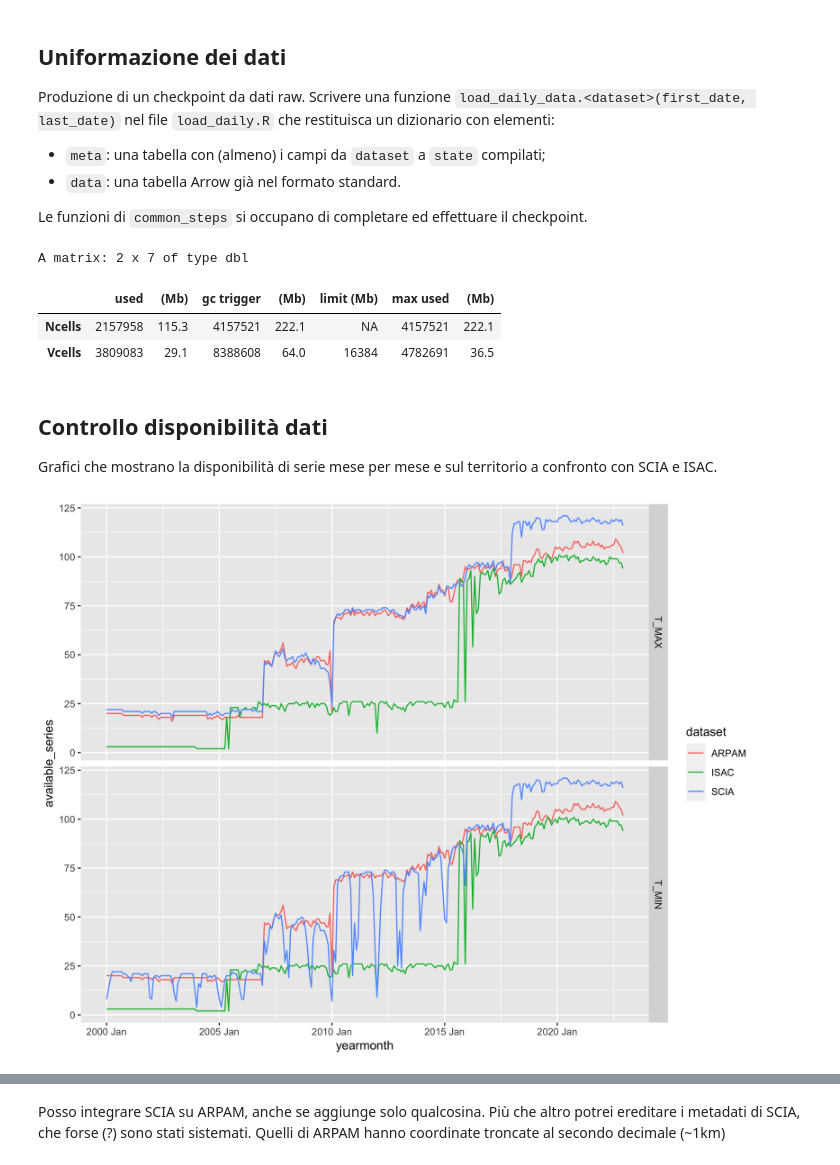
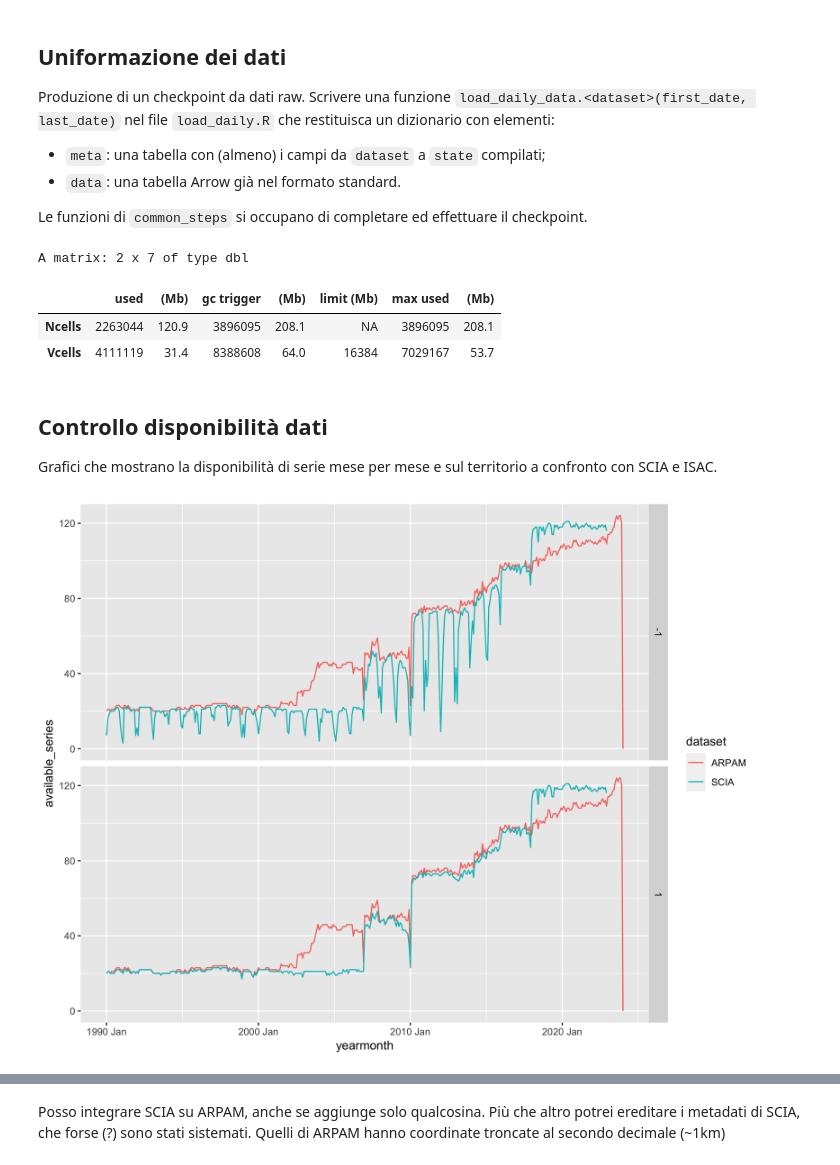
Before and after one commit to dnstudent/TesiMag, a Jupyter notebook: notebooks/integrazioni_regionali/marche/data_load.ipynb, the cells around one changed output, grey strips where cells are left out. Saved outputs shown, nothing was run; the diff lists cells and outputs as text; code cells hidden in the pictures.

Commit message:
Updated ARPAM dataset

```diff
--- a/notebooks/integrazioni_regionali/marche/data_load.ipynb
+++ b/notebooks/integrazioni_regionali/marche/data_load.ipynb
@@ -77,28 +74,29 @@ Produzione di un checkpoint da dati raw. Scrivere una funzione `load_daily_data.
 
 Le funzioni di `common_steps` si occupano di completare ed effettuare il checkpoint.
 # %%
-daily_dataset <- load_daily_data.arpam(first_date, last_date) |> prepare_daily_data(dataset)
-checkpoint_database(daily_dataset$database, dataset, "raw")
+daily_dataset <- load_daily_data.arpam() |> prepare_daily_data()
+save_checkpoint(daily_dataset$checkpoint, dataset, "raw")
 write_extra_metadata(daily_dataset$extra_meta |> collect(), dataset, conns$stations)
 rm(daily_dataset)
 gc()
 # %% [output]
 A matrix: 2 x 7 of type dbl
 |  | used | (Mb) | gc trigger | (Mb) | limit (Mb) | max used | (Mb) |
-| Ncells | 2157958 | 115.3 | 4157521 | 222.1 | NA | 4157521 | 222.1 |
-| Vcells | 3809083 | 29.1 | 8388608 | 64.0 | 16384 | 4782691 | 36.5 |
+| Ncells | 2263044 | 120.9 | 3896095 | 208.1 | NA | 3896095 | 208.1 |
+| Vcells | 4111119 | 31.4 | 8388608 | 64.0 | 16384 | 7029167 | 53.7 |
 # %% [markdown]
 ## Controllo disponibilità dati
 Grafici che mostrano la disponibilità di serie mese per mese e sul territorio a confronto con SCIA e ISAC.
 # %%
-stations <- open_metadata(c(dataset, "SCIA", "ISAC"), "raw", TRUE) |> filter_inside(state_boundaries)
-state_data <- query_from_checkpoint(c(dataset, "SCIA", "ISAC"), "raw") |>
-    semi_join.ddb(stations, join_by(dataset, station_id == id))
-
+conn <- dbConnect(duckdb())
+stations <- query_checkpoint(c(dataset, "SCIA"), "metadata", "raw", conn) |> filter(state == "Marche")
+state_data <- query_checkpoint(c(dataset, "SCIA"), "data", "raw", conn) |>
+    filter(date >= as.Date("1990-01-01")) |>
+    semi_join(stations, join_by(dataset == original_dataset, station_id == original_id))
 c(p, ymonthly_avail) %<-% ymonthly_availabilities(state_data)
 p
 # %% [output]
-[figure, old version]
+[figure, new version]
 # %%
 c(p, climats) %<-% spatial_availabilities(ymonthly_avail, stations, state_boundaries)
 p
```
Also changed, not shown: parts of 3 cells of this notebook, 2 other files.
